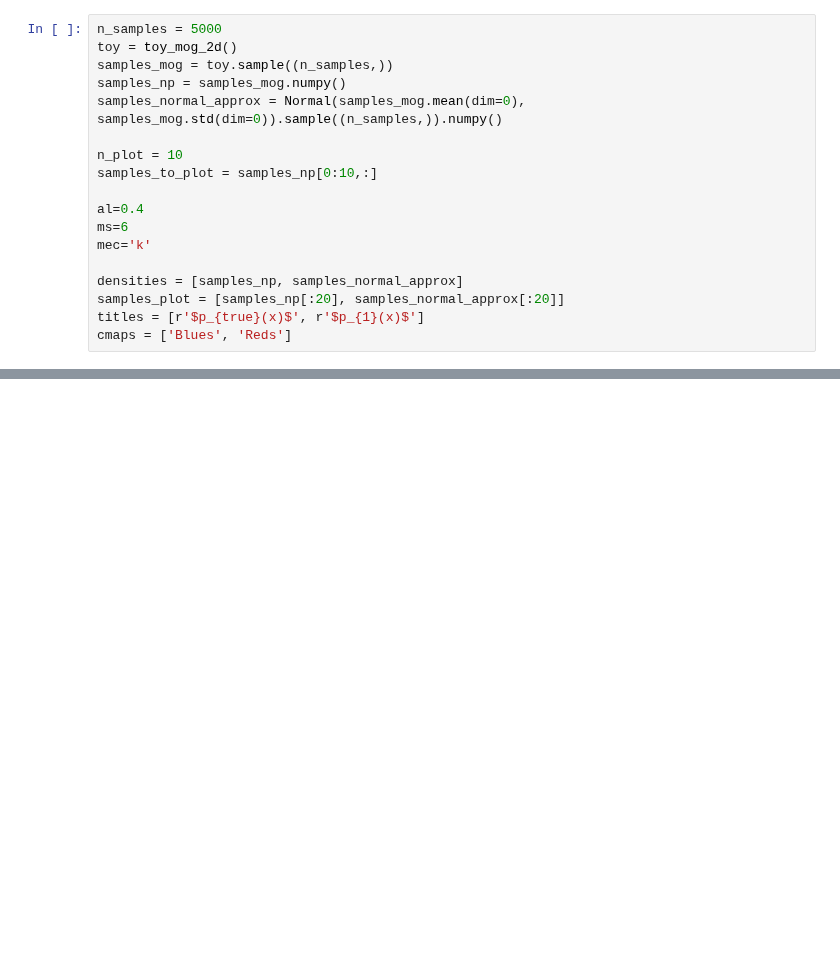
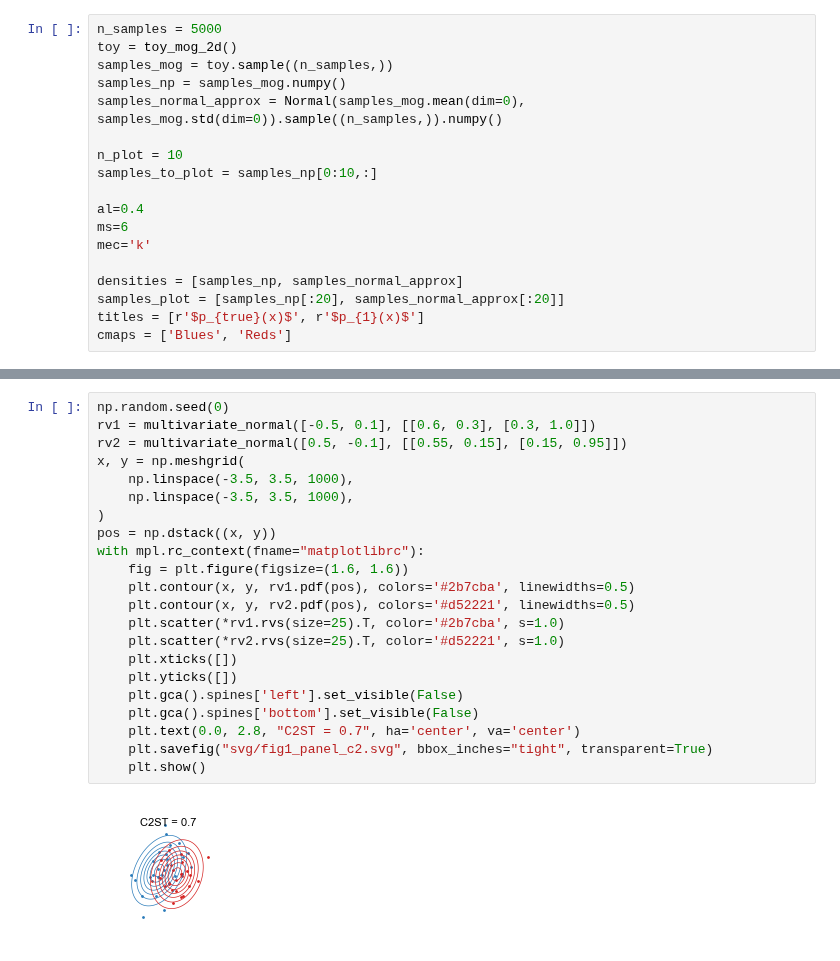
Before and after one commit to mackelab/labproject, a Jupyter notebook: docs/notebooks/c2st/01_illustration.ipynb, the cells around one changed output, grey strips where cells are left out. Drawn from its saved outputs; the diff is of its cells as text; blank space fills up the shorter version.

```diff
--- a/docs/notebooks/c2st/01_illustration.ipynb
+++ b/docs/notebooks/c2st/01_illustration.ipynb
@@ -66,0 +125,24 @@ with mpl.rc_context(fname="../../../matplotlibrc"):
+# %%
+np.random.seed(0)
+rv1 = multivariate_normal([-0.5, 0.1], [[0.6, 0.3], [0.3, 1.0]])
+rv2 = multivariate_normal([0.5, -0.1], [[0.55, 0.15], [0.15, 0.95]])
+x, y = np.meshgrid(
+    np.linspace(-3.5, 3.5, 1000),
+    np.linspace(-3.5, 3.5, 1000),
+)
+pos = np.dstack((x, y))
+with mpl.rc_context(fname="matplotlibrc"):
+    fig = plt.figure(figsize=(1.6, 1.6))
+    plt.contour(x, y, rv1.pdf(pos), colors='#2b7cba', linewidths=0.5)
+    plt.contour(x, y, rv2.pdf(pos), colors='#d52221', linewidths=0.5)
+    plt.scatter(*rv1.rvs(size=25).T, color='#2b7cba', s=1.0)
+    plt.scatter(*rv2.rvs(size=25).T, color='#d52221', s=1.0)
+    plt.xticks([])
+    plt.yticks([])
+    plt.gca().spines['left'].set_visible(False)
+    plt.gca().spines['bottom'].set_visible(False)
+    plt.text(0.0, 2.8, "C2ST = 0.7", ha='center', va='center')
+    plt.savefig("svg/fig1_panel_c2.svg", bbox_inches="tight", transparent=True)
+    plt.show()
+# %% [output]
+[figure, added]
```
Also changed, not shown: parts of 8 cells of this notebook, 8 other files.
